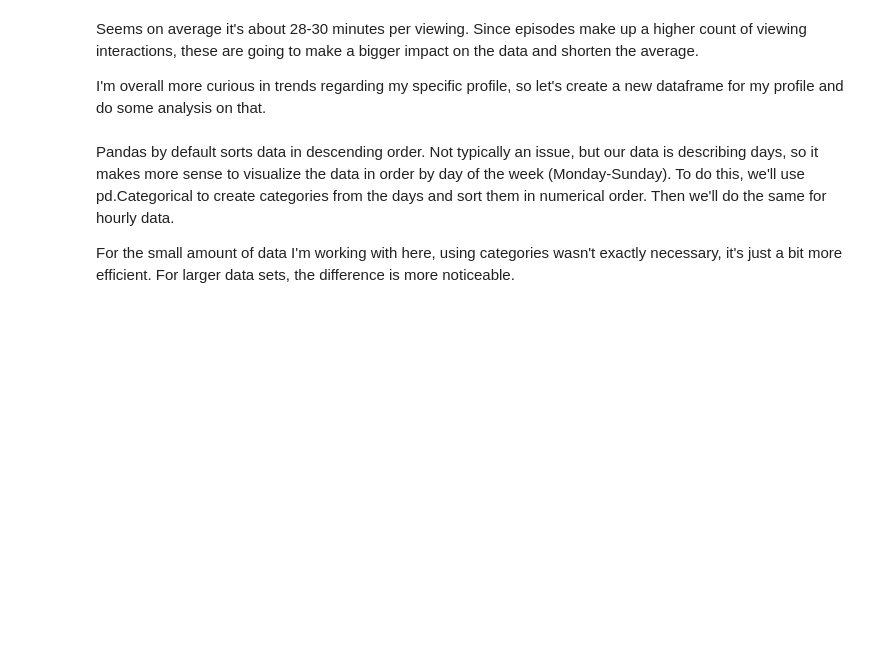
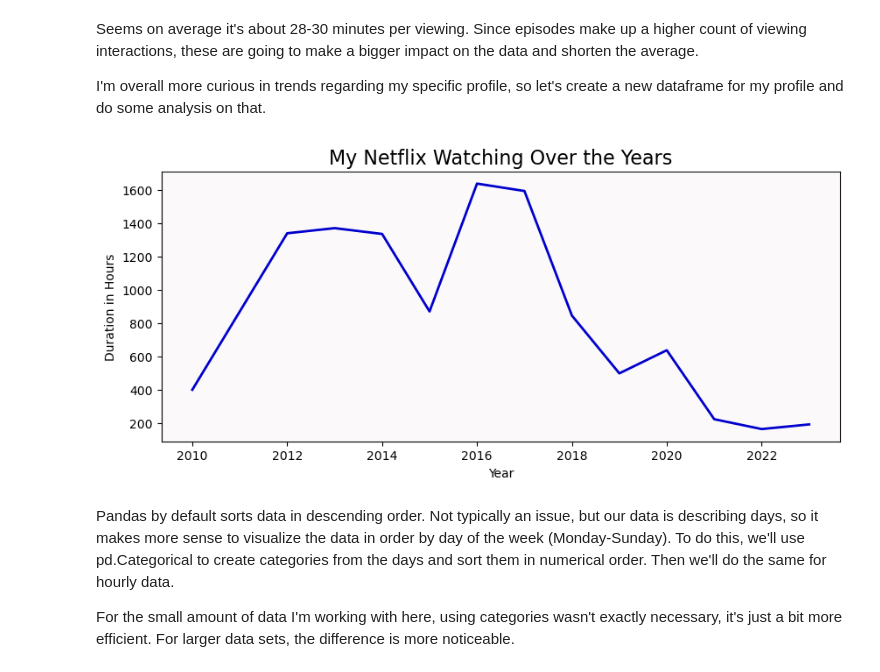
Before and after one commit to jon-vargas/python-projects, a Jupyter notebook: netflix_analysis.ipynb, the cells around one changed output. Drawn from its saved outputs; the diff is of its cells as text; code cells hidden in the pictures; blank space fills up the shorter version.

```diff
--- a/netflix_analysis.ipynb
+++ b/netflix_analysis.ipynb
@@ -339,13 +335,31 @@ Timedelta('0 days 00:25:29.452702702')
 
 <p> I'm overall more curious in trends regarding my specific profile, so let's create a new dataframe for my profile and do some analysis on that. </p>
 # %%
-df_myself= df.loc[df['Profile Name']=='Myself']
-# A line chart that showcases my Netflix behaviour through the years.
+# Assuming 'df' is your DataFrame
+df_myself = df.loc[df['Profile Name'] == 'Myself']
+
+# A line chart that showcases Netflix behavior through the years.
 year_clustered = df_myself.groupby('Year').sum(numeric_only=True).reset_index()
-line_chart = px.line(year_clustered, x='Year', y='Duration in Hours',
-                     title='My Netflix Watching Over the Years')
-line_chart.update_layout(title_x=0.5, plot_bgcolor='#FBF9F9', width=800, height=400)
-line_chart.update_traces(line_color="mediumblue", line_width=3)
+
+# Create a line chart with Matplotlib
+fig, ax = plt.subplots(figsize=(10, 4))
+ax.plot(year_clustered['Year'], year_clustered['Duration in Hours'],
+        color='mediumblue', linewidth=2)
+
+# Set the title
+plt.title('My Netflix Watching Over the Years', fontsize=16)
+
+# Set axis labels
+plt.xlabel('Year')
+plt.ylabel('Duration in Hours')
+
+# Set plot background color
+ax.set_facecolor('#FBF9F9')
+
+# Show the plot
+plt.show()
+# %% [output]
+[figure, added]
 # %% [markdown]
 <p> Pandas by default sorts data in descending order. Not typically an issue, but our data is describing days, so it makes more sense to visualize the data in order by day of the week (Monday-Sunday). To do this, we'll use pd.Categorical to create categories from the days and sort them in numerical order. Then we'll do the same for hourly data. </p>
 
```
Also changed, not shown: parts of 9 cells of this notebook.
